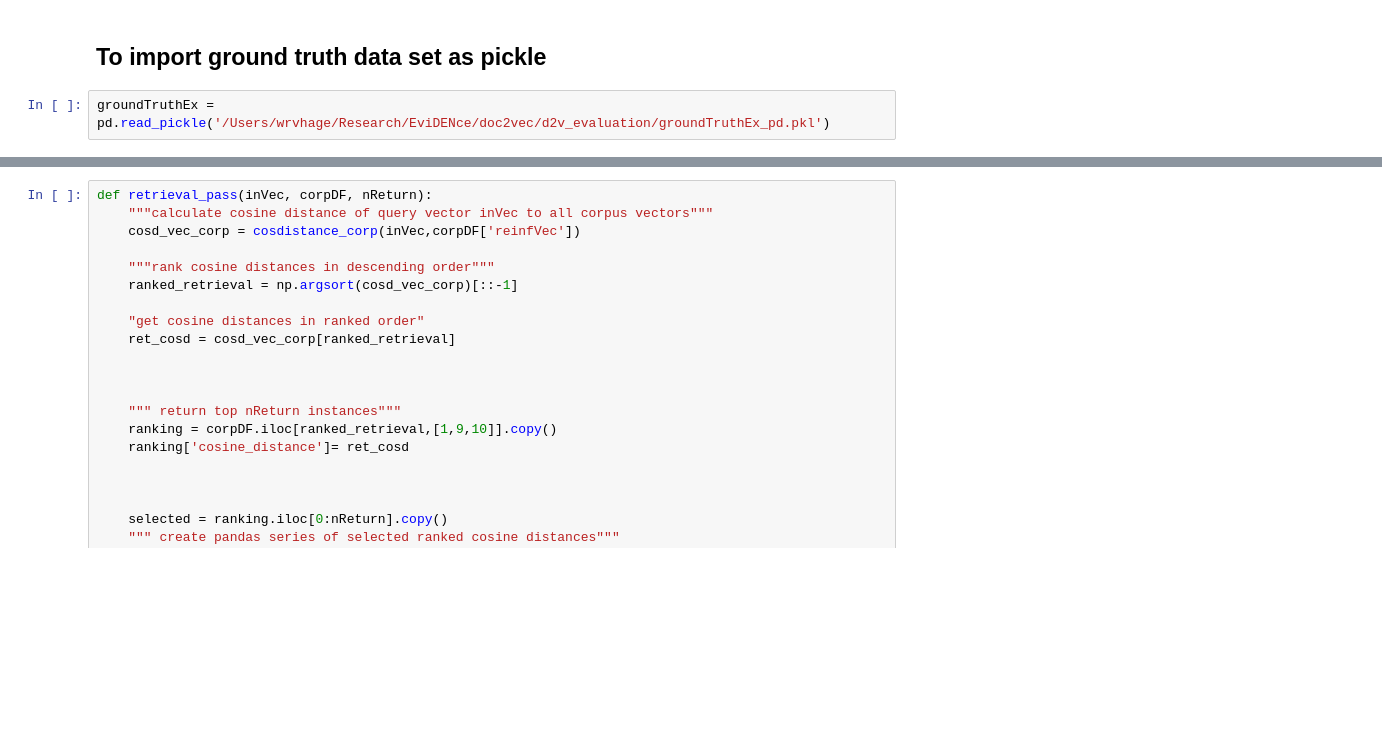
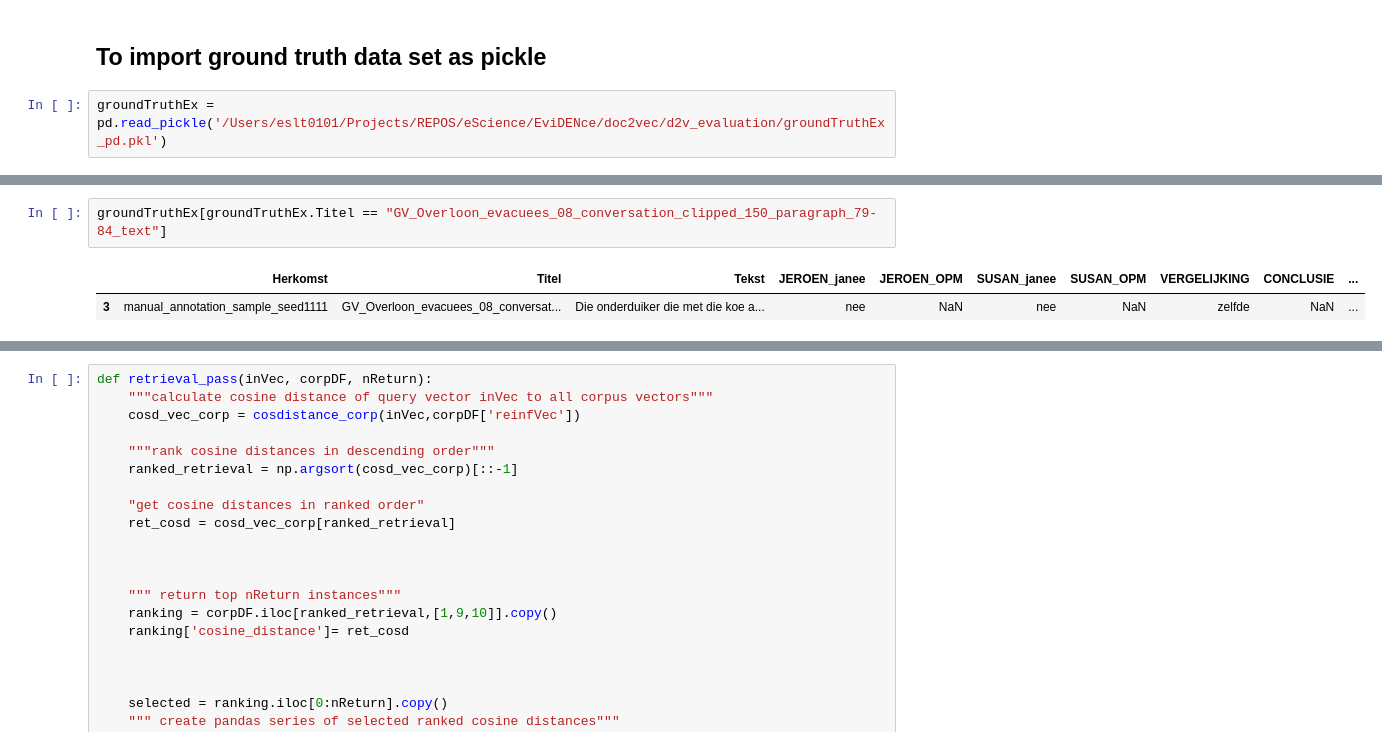
Before and after one commit to ADAH-EviDENce/doc2vec, a Jupyter notebook: d2v_evaluation/Evaluation.ipynb, the cells around one changed output, grey strips where cells are left out. Saved outputs shown, nothing was run; the diff lists cells and outputs as text; blank space fills up the shorter version.

```diff
--- a/d2v_evaluation/Evaluation.ipynb
+++ b/d2v_evaluation/Evaluation.ipynb
@@ -112,6 +112,6 @@ groundTruthEx.insert(10,'reinfVec',series_reinfVec)
 # %% [markdown]
 ## To import ground truth data set as pickle
 # %%
-groundTruthEx = pd.read_pickle('/Users/wrvhage/Research/EviDENce/doc2vec/d2v_evaluation/groundTruthEx_pd.pkl')
+groundTruthEx = pd.read_pickle('/Users/eslt0101/Projects/REPOS/eScience/EviDENce/doc2vec/d2v_evaluation/groundTruthEx_pd.pkl')
 # %%
 groundTruthEx
@@ -117,0 +137,5 @@ groundTruthEx
+# %%
+groundTruthEx[groundTruthEx.Titel == "GV_Overloon_evacuees_08_conversation_clipped_150_paragraph_79-84_text"]
+# %% [output]
+|  | Herkomst | Titel | Tekst | JEROEN_janee | JEROEN_OPM | SUSAN_janee | SUSAN_OPM | VERGELIJKING | CONCLUSIE | ... |
+| 3 | manual_annotation_sample_seed1111 | GV_Overloon_evacuees_08_conversat... | Die onderduiker die met die koe a... | nee | NaN | nee | NaN | zelfde | NaN | ... |
```
Also changed, not shown: parts of 2 cells of this notebook, 5 other files.
